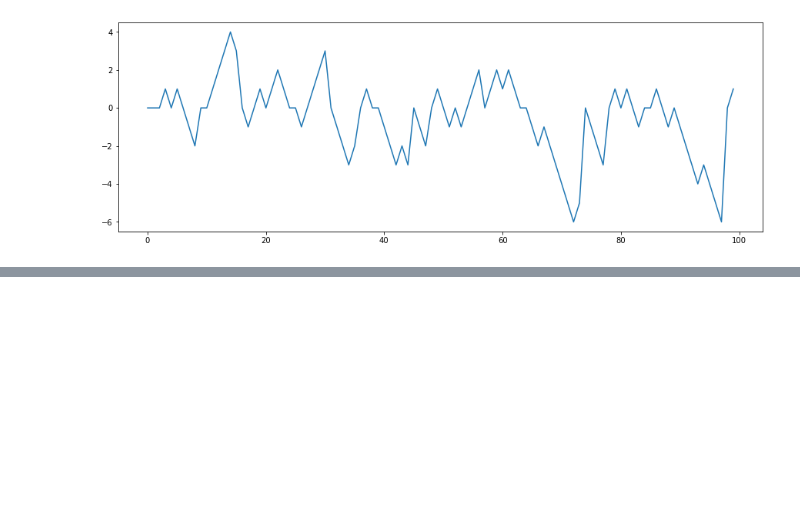
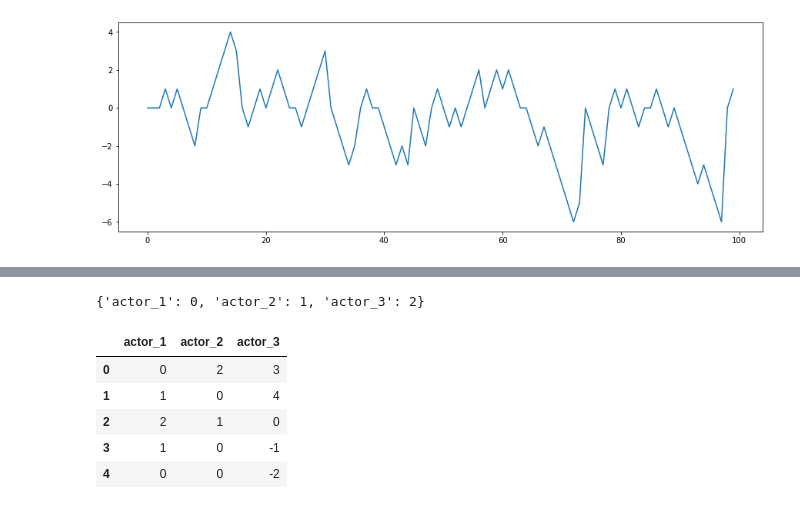
Before and after one commit to guilhermebonaldo/estatistica-das-redes-sociais, a Jupyter notebook: notebooks/modelo-pressao-social.ipynb, the cells around one changed output, grey strips where cells are left out. Saved outputs shown, nothing was run; the diff lists cells and outputs as text; code cells hidden in the pictures; blank space fills up the shorter version.

```diff
--- a/notebooks/modelo-pressao-social.ipynb
+++ b/notebooks/modelo-pressao-social.ipynb
@@ -94,0 +120,4 @@ actor_6
+# %%
+gr.initial_pressures
+# %% [output]
+{'actor_1': 0, 'actor_2': 1, 'actor_3': 2}
@@ -94,0 +126,11 @@ actor_6
+# %%
+pr = pd.concat([info[n]['Un'] for n in info.keys()], axis = 1)
+pr = pr.T
+pr.head()
+# %% [output]
+|  | actor_1 | actor_2 | actor_3 |
+| 0 | 0 | 2 | 3 |
+| 1 | 1 | 0 | 4 |
+| 2 | 2 | 1 | 0 |
+| 3 | 1 | 0 | -1 |
+| 4 | 0 | 0 | -2 |
```
Also changed, not shown: parts of 12 cells of this notebook.
